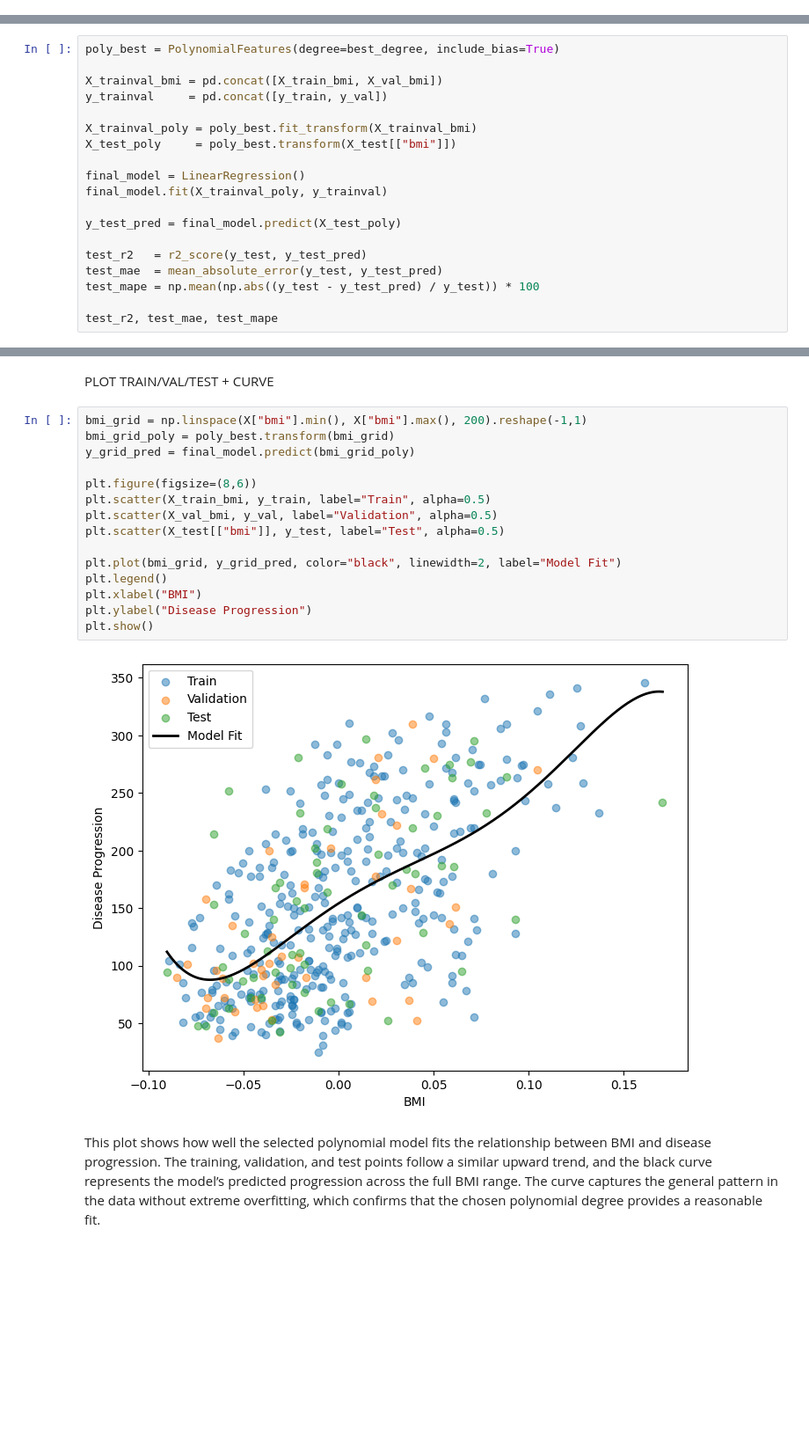
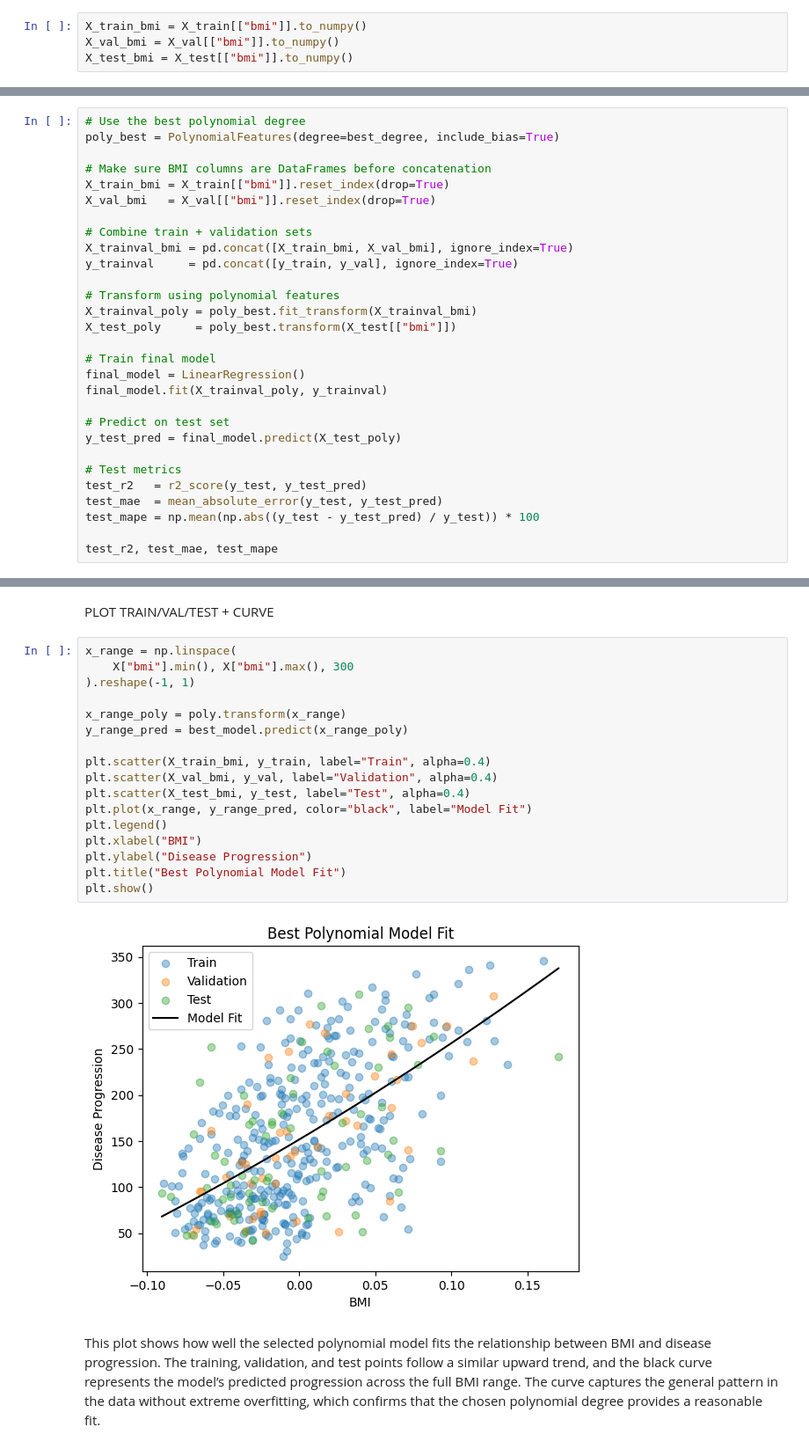
Before and after one commit to Lohithreddy29/lab2_diabetes_prediction, a Jupyter notebook: notebooks/Lab2_Diabetes.ipynb, the cells around one changed output, grey strips where cells are left out. Shown at 88% size. Cells and saved outputs as stored; diff of their text form; blank space fills up the shorter version.

```diff
--- a/notebooks/Lab2_Diabetes.ipynb
+++ b/notebooks/Lab2_Diabetes.ipynb
@@ -164,6 +185,10 @@ We split the dataset into three parts:
 - Validation (10%)  used to compare models and choose the best one
 - Test (15%)  used only once at the end for final evaluation
 This structure prevents overfitting and ensures that our final performance metrics are unbiased.
+# %%
+X_train_bmi = X_train[["bmi"]].to_numpy()
+X_val_bmi = X_val[["bmi"]].to_numpy()
+X_test_bmi = X_test[["bmi"]].to_numpy()
 # %%
 results = []
 
@@ -216,19 +294,29 @@ The optimal model is degree 5 based on validation results.
 # %% [markdown]
 TEST EVALUATION
 # %%
+# Use the best polynomial degree
 poly_best = PolynomialFeatures(degree=best_degree, include_bias=True)
 
-X_trainval_bmi = pd.concat([X_train_bmi, X_val_bmi])
-y_trainval     = pd.concat([y_train, y_val])
+# Make sure BMI columns are DataFrames before concatenation
+X_train_bmi = X_train[["bmi"]].reset_index(drop=True)
+X_val_bmi   = X_val[["bmi"]].reset_index(drop=True)
 
+# Combine train + validation sets
+X_trainval_bmi = pd.concat([X_train_bmi, X_val_bmi], ignore_index=True)
+y_trainval     = pd.concat([y_train, y_val], ignore_index=True)
+
+# Transform using polynomial features
 X_trainval_poly = poly_best.fit_transform(X_trainval_bmi)
 X_test_poly     = poly_best.transform(X_test[["bmi"]])
 
+# Train final model
 final_model = LinearRegression()
 final_model.fit(X_trainval_poly, y_trainval)
 
+# Predict on test set
 y_test_pred = final_model.predict(X_test_poly)
 
+# Test metrics
 test_r2   = r2_score(y_test, y_test_pred)
 test_mae  = mean_absolute_error(y_test, y_test_pred)
 test_mape = np.mean(np.abs((y_test - y_test_pred) / y_test)) * 100
@@ -241,21 +329,23 @@ The test R² of about 0.27 means the model explains roughly 27% of the variation
 # %% [markdown]
 PLOT TRAIN/VAL/TEST + CURVE
 # %%
-bmi_grid = np.linspace(X["bmi"].min(), X["bmi"].max(), 200).reshape(-1,1)
-bmi_grid_poly = poly_best.transform(bmi_grid)
-y_grid_pred = final_model.predict(bmi_grid_poly)
+x_range = np.linspace(
+    X["bmi"].min(), X["bmi"].max(), 300
+).reshape(-1, 1)
 
-plt.figure(figsize=(8,6))
-plt.scatter(X_train_bmi, y_train, label="Train", alpha=0.5)
-plt.scatter(X_val_bmi, y_val, label="Validation", alpha=0.5)
-plt.scatter(X_test[["bmi"]], y_test, label="Test", alpha=0.5)
+x_range_poly = poly.transform(x_range)
+y_range_pred = best_model.predict(x_range_poly)
 
-plt.plot(bmi_grid, y_grid_pred, color="black", linewidth=2, label="Model Fit")
+plt.scatter(X_train_bmi, y_train, label="Train", alpha=0.4)
+plt.scatter(X_val_bmi, y_val, label="Validation", alpha=0.4)
+plt.scatter(X_test_bmi, y_test, label="Test", alpha=0.4)
+plt.plot(x_range, y_range_pred, color="black", label="Model Fit")
 plt.legend()
 plt.xlabel("BMI")
 plt.ylabel("Disease Progression")
+plt.title("Best Polynomial Model Fit")
 plt.show()
 # %% [output]
-[figure, old version]
+[figure, new version]
 # %% [markdown]
 This plot shows how well the selected polynomial model fits the relationship between BMI and disease progression. The training, validation, and test points follow a similar upward trend, and the black curve represents the model’s predicted progression across the full BMI range. The curve captures the general pattern in the data without extreme overfitting, which confirms that the chosen polynomial degree provides a reasonable fit.
```
Also changed, not shown: parts of 33 cells of this notebook, 2 other files.
